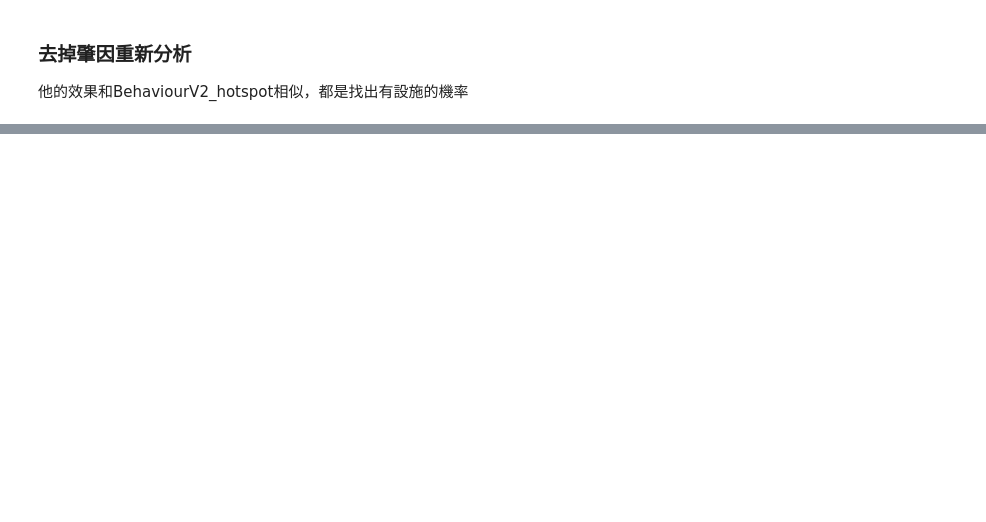
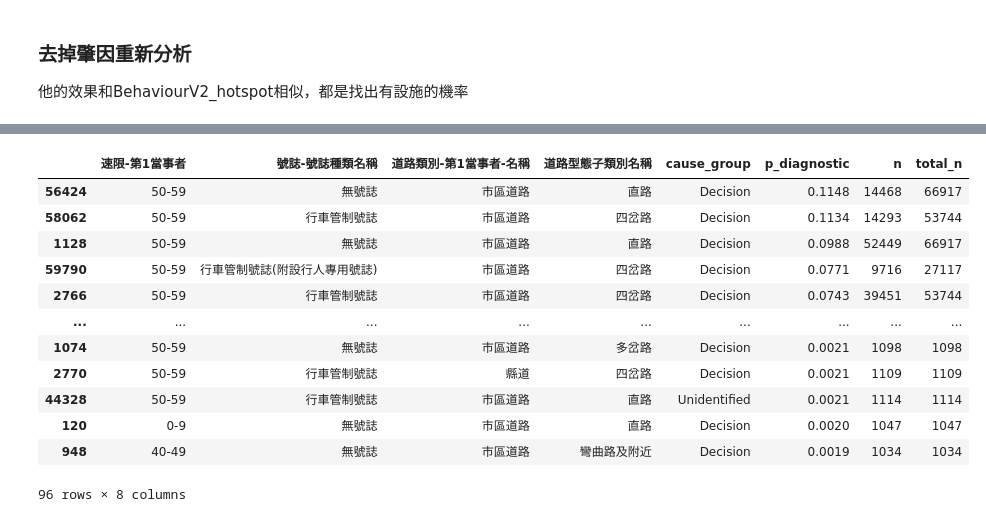
Before and after one commit to kennywang112/ST-RTA, a Jupyter notebook: ModelsV4/Behaviour.ipynb, the cells around one changed output, grey strips where cells are left out. Cells and saved outputs as stored; diff of their text form; code cells hidden in the pictures; blank space fills up the shorter version.

```diff
--- a/ModelsV4/Behaviour.ipynb
+++ b/ModelsV4/Behaviour.ipynb
@@ -269,12 +185,8 @@ g_hotspot[(g_hotspot['Road type (subcategory)'] == 'Roundabout') &
 ### 去掉肇因重新分析
 他的效果和BehaviourV2_hotspot相似，都是找出有設施的機率
 # %%
-parent = [
-    '號誌-號誌種類名稱', '號誌-號誌動作名稱','車道劃分設施-分道設施-快車道或一般車道間名稱', '車道劃分設施-分道設施-快慢車道間名稱',
-    '車道劃分設施-分道設施-路面邊線名稱', '車道劃分設施-分向設施子類別名稱', '道路型態子類別名稱',
-    '速限-第1當事者', '道路類別-第1當事者-名稱', 'facility', 'COUNTYNAME'
-    ]
-cause = ['facility']
+parent = ['速限-第1當事者', '號誌-號誌種類名稱', '道路類別-第1當事者-名稱', '道路型態子類別名稱', 'cause_group']
+child = 'facility'
 result = ['事故類型及型態子類別名稱']
 
 white_list = [
@@ -282,12 +194,13 @@ white_list = [
     ('道路類別-第1當事者-名稱', 'facility'),
     ('道路型態子類別名稱', 'facility'),
     ('號誌-號誌種類名稱', 'facility'),
+    ('cause_group', 'facility'),
 ]
 
 black_list = []
-# cause -> parent
-black_list += [(c, p) for c in cause for p in parent]
-# result -> parent/cause
-black_list += [(r, x) for r in result for x in (parent + cause + result)]
+# child -> parent
+black_list += [(c, p) for c in child for p in parent]
+# result -> parent/child
+black_list += [(r, x) for r in result for x in (parent + [child] + result)]
 
 model_all, model_param_all, model_independence_all = get_model(data, black_list=black_list, white_list=white_list)
@@ -294,9 +224,0 @@ model_all, model_param_all, model_independence_all = get_model(data, black_list=
-# %%
-parent = ['速限-第1當事者', '道路類別-第1當事者-名稱', '道路型態子類別名稱', '號誌-號誌種類名稱']
-child = 'facility'
-CPDs = bn.print_CPD(model_param_all)
-dfprob_cause = CPDs[child]
-filtered = cpd_add_n(parent, child, dfprob_cause, data, threshold=0)
-
-hotspot = filter_cpd_for_hotspot(filtered)
-hotspot = hotspot[(hotspot['p'] > 0.1) & (hotspot['n'] > 100)]
@@ -312,0 +227,24 @@ full_filter
+# %%
+CPDs = bn.print_CPD(model_param_all, verbose=0)
+dfprob_cause = CPDs[child]
+filtered = cpd_add_n(parent, child, dfprob_cause, data, threshold=0, cpd=False)
+filtered_n = filtered[filtered['n'] > 1000]
+filtered_n.sort_values(by=['號誌-號誌種類名稱', '速限-第1當事者', '道路型態子類別名稱', 'facility', 'p_diagnostic'], ascending=False, inplace=True)
+filtered_n['total_n'] = (filtered_n.groupby(parent)['n'] .transform('sum'))
+filtered_n = filtered_n[parent + ['p_diagnostic', 'n', 'total_n']]
+filtered_n.sort_values(by=['p_diagnostic'], ascending=False, inplace=True)
+filtered_n
+# %% [output]
+|  | 速限-第1當事者 | 號誌-號誌種類名稱 | 道路類別-第1當事者-名稱 | 道路型態子類別名稱 | cause_group | p_diagnostic | n | total_n |
+| 56424 | 50-59 | 無號誌 | 市區道路 | 直路 | Decision | 0.1148 | 14468 | 66917 |
+| 58062 | 50-59 | 行車管制號誌 | 市區道路 | 四岔路 | Decision | 0.1134 | 14293 | 53744 |
+| 1128 | 50-59 | 無號誌 | 市區道路 | 直路 | Decision | 0.0988 | 52449 | 66917 |
+| 59790 | 50-59 | 行車管制號誌(附設行人專用號誌) | 市區道路 | 四岔路 | Decision | 0.0771 | 9716 | 27117 |
+| 2766 | 50-59 | 行車管制號誌 | 市區道路 | 四岔路 | Decision | 0.0743 | 39451 | 53744 |
+| ... | ... | ... | ... | ... | ... | ... | ... | ... |
+| 1074 | 50-59 | 無號誌 | 市區道路 | 多岔路 | Decision | 0.0021 | 1098 | 1098 |
+| 2770 | 50-59 | 行車管制號誌 | 縣道 | 四岔路 | Decision | 0.0021 | 1109 | 1109 |
+| 44328 | 50-59 | 行車管制號誌 | 市區道路 | 直路 | Unidentified | 0.0021 | 1114 | 1114 |
+| 120 | 0-9 | 無號誌 | 市區道路 | 直路 | Decision | 0.0020 | 1047 | 1047 |
+| 948 | 40-49 | 無號誌 | 市區道路 | 彎曲路及附近 | Decision | 0.0019 | 1034 | 1034 |
+96 rows × 8 columns
```
Also changed, not shown: parts of 14 cells of this notebook, 1 other file.
